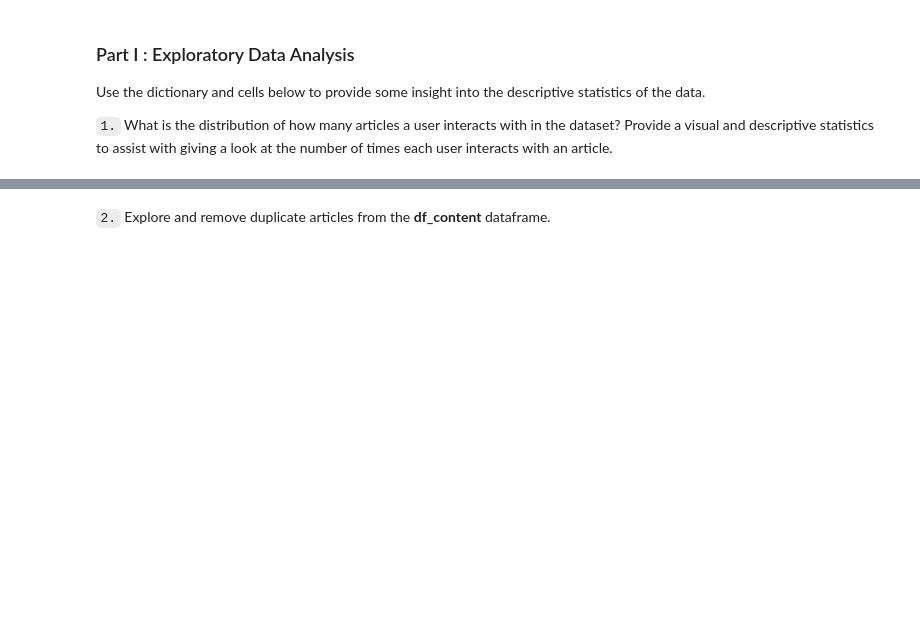
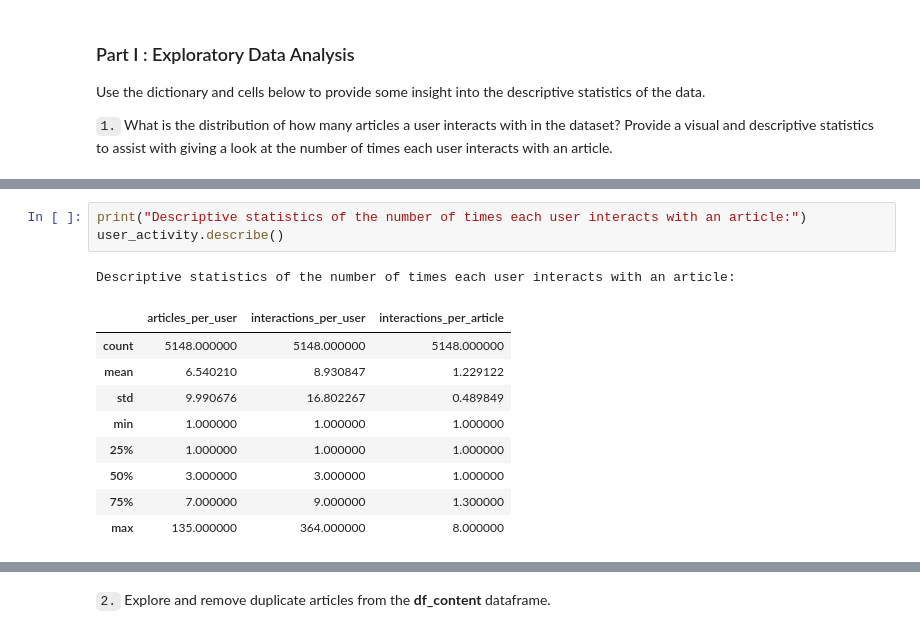
Before and after one commit to dujamaa/Proj3_Recommendations, a Jupyter notebook: Recommendations_with_IBM.ipynb, the cells around one changed output, grey strips where cells are left out. Cells and saved outputs as stored; diff of their text form; blank space fills up the shorter version.

```diff
--- a/Recommendations_with_IBM.ipynb
+++ b/Recommendations_with_IBM.ipynb
@@ -156,2 +118,16 @@ Name: num_articles, dtype: float64
+# %%
+print("Descriptive statistics of the number of times each user interacts with an article:")
+user_activity.describe()
+# %% [output]
+Descriptive statistics of the number of times each user interacts with an article:
+|  | articles_per_user | interactions_per_user | interactions_per_article |
+| count | 5148.000000 | 5148.000000 | 5148.000000 |
+| mean | 6.540210 | 8.930847 | 1.229122 |
+| std | 9.990676 | 16.802267 | 0.489849 |
+| min | 1.000000 | 1.000000 | 1.000000 |
+| 25% | 1.000000 | 1.000000 | 1.000000 |
+| 50% | 3.000000 | 3.000000 | 1.000000 |
+| 75% | 7.000000 | 9.000000 | 1.300000 |
+| max | 135.000000 | 364.000000 | 8.000000 |
 # %%
 plt.figure(figsize=(10,5))
```
Also changed, not shown: parts of 19 cells of this notebook.
